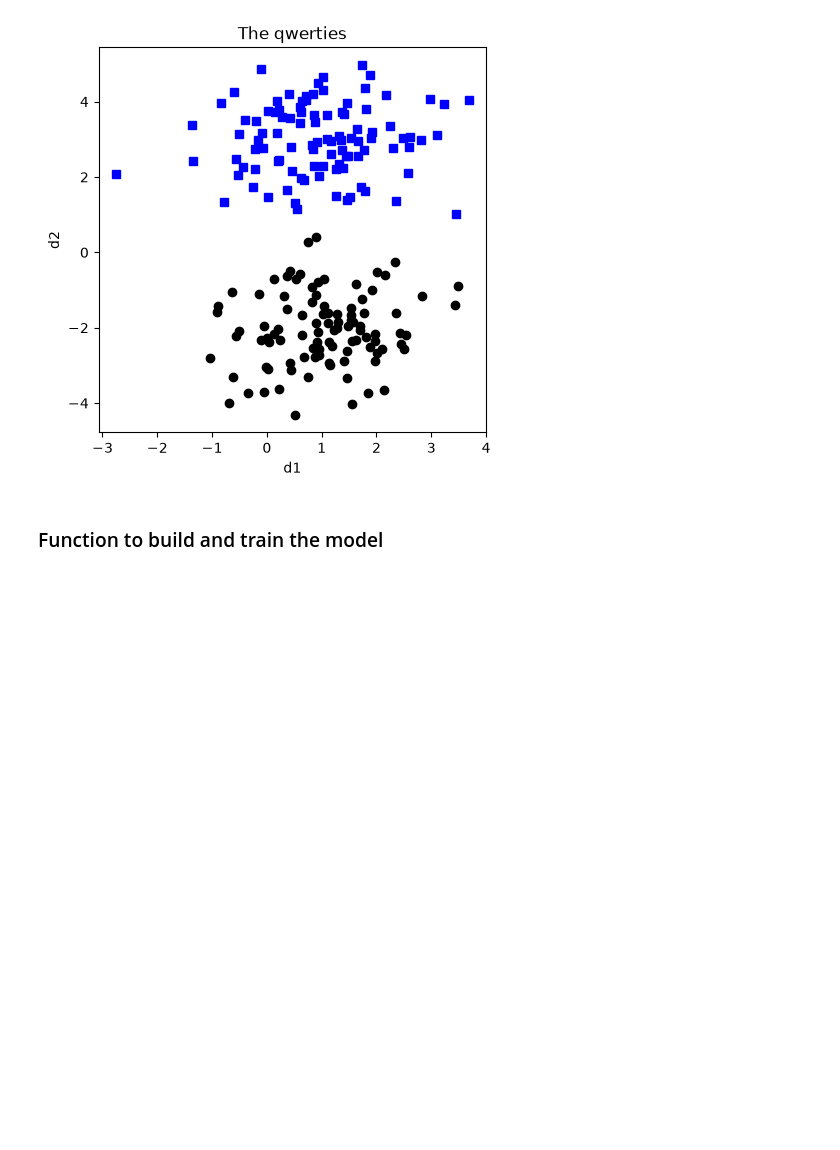
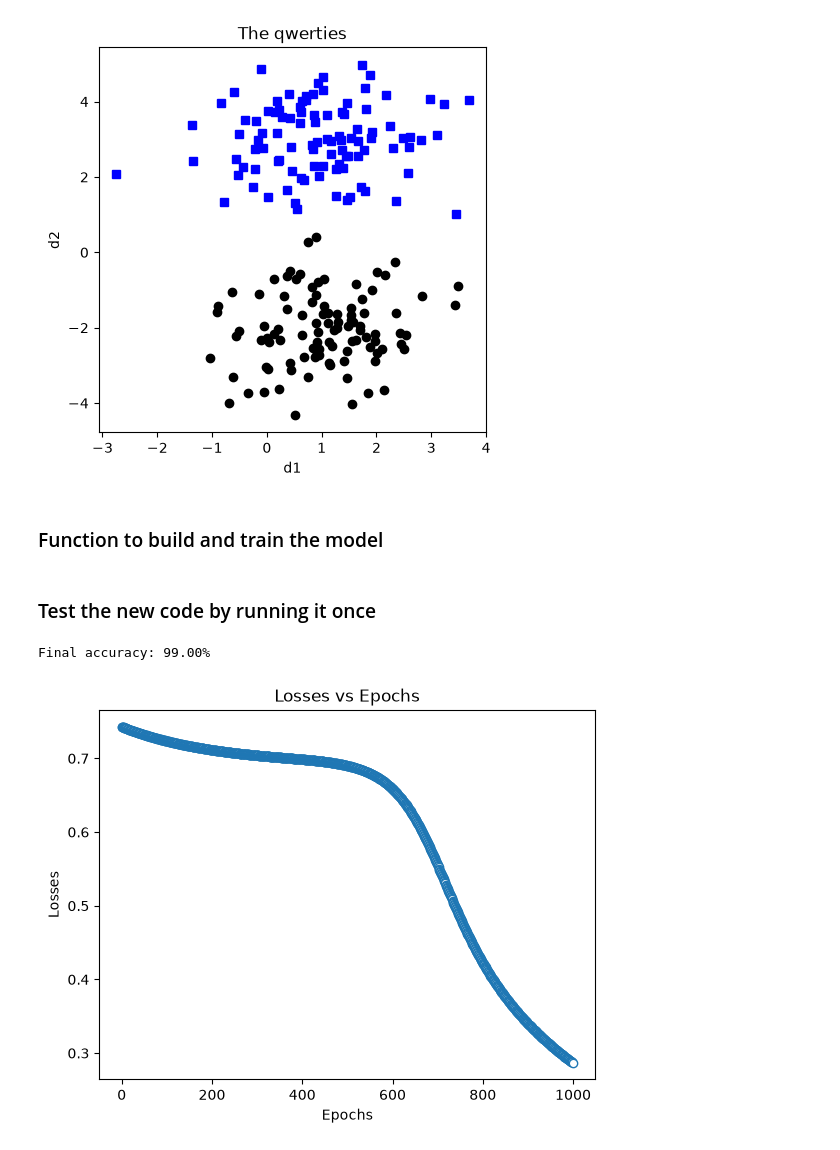
Before and after one commit to ISO158/udemy-deep-learning-cohen, a Jupyter notebook: 03-artificial-neural-networks/06_multilayers_ANN.ipynb, the cells around one changed output. Cells and saved outputs as stored; diff of their text form; code cells hidden in the pictures; blank space fills up the shorter version.

```diff
--- a/03-artificial-neural-networks/06_multilayers_ANN.ipynb
+++ b/03-artificial-neural-networks/06_multilayers_ANN.ipynb
@@ -108,3 +108,23 @@ def trainModel(ANNmodel):
     # note, how the output of the model is sigmoid, so the output is between 0 and 1, so we can use a threshold of 0.5 to classify the data. If the output has been trained with linear activation function, then we can use a threshold of 0 to classify the data.
 
     return losses, predictions, totalacc
+# %% [markdown]
+### Test the new code by running it once
+# %%
+# create everything
+ANNclassify, lossfun, optimizer = createANNmodel(learningRate=0.01)
+
+# run iter
+losses, predictions, totalacc = trainModel(ANNclassify)
+
+# report the accuracy
+print('Final accuracy: %.2f%%' % totalacc)
+
+# show the losses
+plt.plot(losses.detach(),'o',markerfacecolor='w',linewidth=.1)
+plt.xlabel('Epochs'), plt.ylabel('Losses')
+plt.title('Losses vs Epochs')
+plt.show()
+# %% [output]
+Final accuracy: 99.00%
+[figure, added]
```
